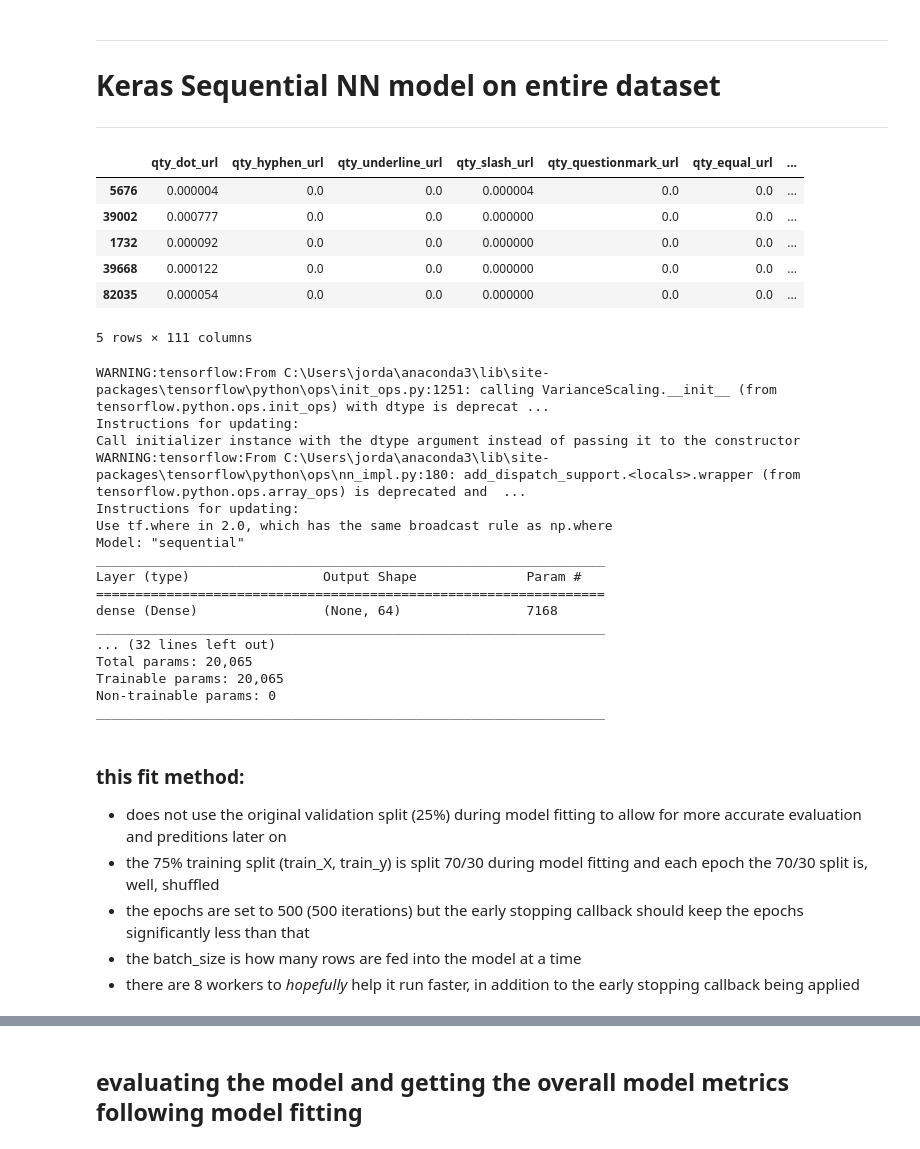
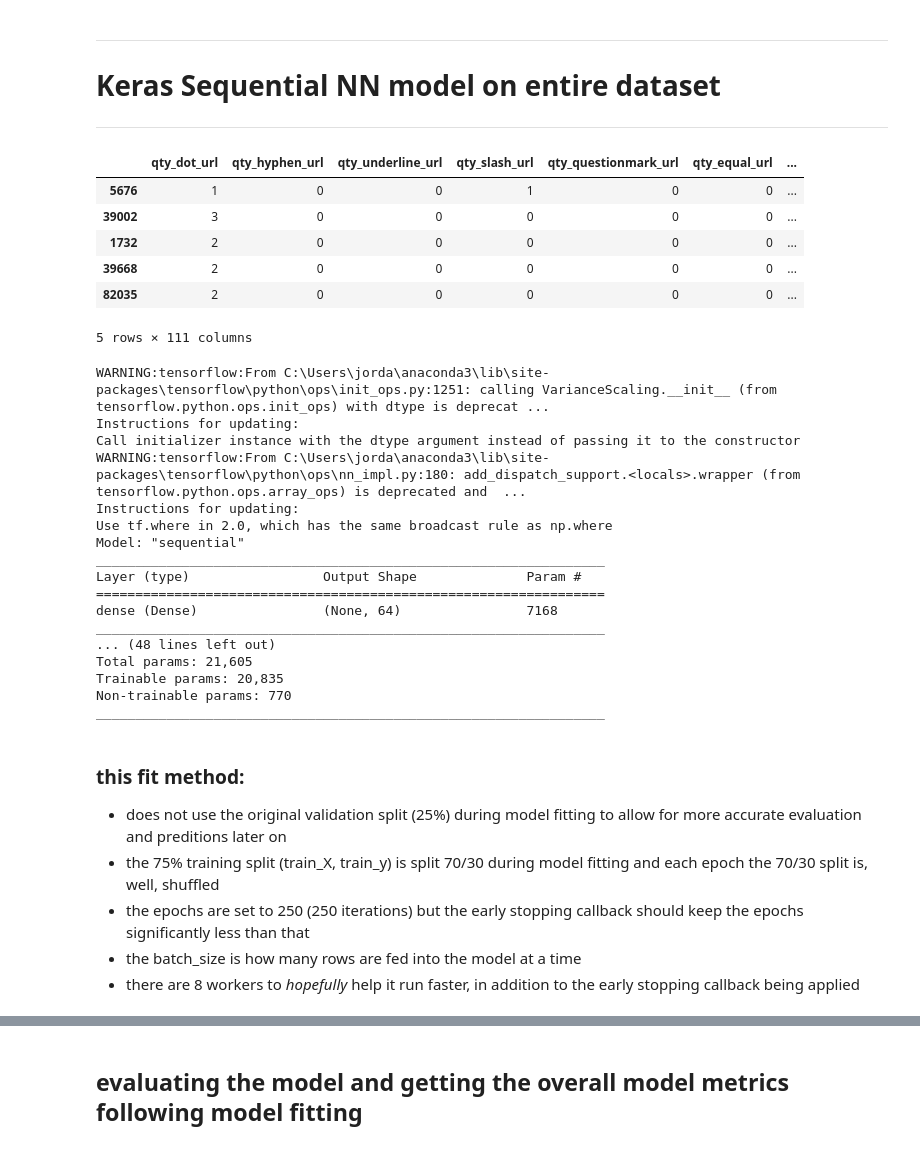
Before and after one commit to jwaldroop/phishing-url-project, a Jupyter notebook: NN_final_model.ipynb, the cells around one changed output, grey strips where cells are left out. Drawn from its saved outputs; the diff is of its cells as text; code cells hidden in the pictures.

Commit message:
updated params in final model

```diff
--- a/NN_final_model.ipynb
+++ b/NN_final_model.ipynb
@@ -106,20 +107,18 @@ phishing = It worked!
 # %%
 y = full_df.iloc[:,-1]
 
 X = full_df.iloc[:,0:111]
 
-X = tf.keras.utils.normalize(X, axis=-1, order=2)
-
 train_X, val_X, train_y, val_y = train_test_split(X, y, test_size=0.25, random_state=808)
 
 train_X.head()
 # %% [output]
 |  | qty_dot_url | qty_hyphen_url | qty_underline_url | qty_slash_url | qty_questionmark_url | qty_equal_url | ... |
-| 5676 | 0.000004 | 0.0 | 0.0 | 0.000004 | 0.0 | 0.0 | ... |
-| 39002 | 0.000777 | 0.0 | 0.0 | 0.000000 | 0.0 | 0.0 | ... |
-| 1732 | 0.000092 | 0.0 | 0.0 | 0.000000 | 0.0 | 0.0 | ... |
-| 39668 | 0.000122 | 0.0 | 0.0 | 0.000000 | 0.0 | 0.0 | ... |
-| 82035 | 0.000054 | 0.0 | 0.0 | 0.000000 | 0.0 | 0.0 | ... |
+| 5676 | 1 | 0 | 0 | 1 | 0 | 0 | ... |
+| 39002 | 3 | 0 | 0 | 0 | 0 | 0 | ... |
+| 1732 | 2 | 0 | 0 | 0 | 0 | 0 | ... |
+| 39668 | 2 | 0 | 0 | 0 | 0 | 0 | ... |
+| 82035 | 2 | 0 | 0 | 0 | 0 | 0 | ... |
 5 rows × 111 columns
 # %%
 tf.keras.backend.clear_session() #clear tensorflow backend to help with memory leakage
@@ -127,22 +126,30 @@ tf.keras.backend.clear_session() #clear tensorflow backend to help with memory l
 nn_mod_1 = keras.Sequential([
                           layers.InputLayer(input_shape=[111]),                   # first layer - input - number of columns in X
                           layers.Dense(units=64, activation='relu'),              # second layer - first dense layer - 64 output neurons w/ rectified linear unit activation
-                          layers.Dropout(0.2),                                    # third layer - first dropout layer - drop 20% of neurons
-                          layers.Dense(units=64, activation='relu'),              # fourth layer - second dense layer - 64 output neurons w/ ReLU activation
-                          layers.Dropout(0.2),                                    # fifth layer - second dropout layer - drop 20% of neurons
-                          layers.Dense(units=50, activation='relu'),              # sixth layer -  third dense layer - 50 output neurons w/ ReLU activation
-                          layers.Dropout(0.20),                                   # seventh layer - third dropout layer - drop 20% of neurons
-                          layers.Dense(units=32, activation='relu'),              # eighth layer - fourth dense layer - 32 output neurons w/ ReLU activation
-                          layers.Dropout(0.2),                                    # ninth layer - fourth dropout layer - drop 20% of neurons
-                          layers.Dense(units=32, activation='relu'),              # tenth layer - fifth dense layer - 32 output neurons w/ ReLU activation
-                          layers.Dropout(0.2),                                    # eleventh layer - fifth dropout layer - drop 20% of neurons
-                          layers.Dense(units=16, activation='relu'),              # twelfth layer - sixth dense layer - 16 output neurons w/ ReLU activation
-                          layers.Dropout(0.40),                                   # thirteenth layer - sixth dropout layer - drop 40% of neurons
-                          layers.Dense(units=16, activation='relu'),              # fourteenth layer - seventh dense layer - 16 output neurons w/ ReLU activation
-                          layers.Dropout(0.40),                                   # fifteenth layer - seventh dropout layer - drop 40% of neurons
-                          layers.Dense(units=111, activation='relu'),             # sixteenth layer - eighth dense layer - 111 output neurons w/ ReLU activation
-                          layers.Flatten(),                                       # seventeenth layer - flatten - adds column to X for predictions to fit
-                          layers.Dense(units=1, activation='sigmoid')             # eighteenth layer - output layer - 1 output neuron w/ sigmoid activation (preds <> 0, 1)
+                          layers.BatchNormalization(),                            # third layer - first batch normalization
+                          layers.Dropout(0.2),                                    # fourth layer - first dropout layer - drop 20% of neurons
+                          layers.Dense(units=64, activation='relu'),              # fifth layer - second dense layer - 64 output neurons w/ ReLU activation
+                          layers.BatchNormalization(),                            # sixth layer - second batch normalization
+                          layers.Dropout(0.2),                                    # seventh layer - second dropout layer - drop 20% of neurons
+                          layers.Dense(units=50, activation='relu'),              # eighth layer -  third dense layer - 50 output neurons w/ ReLU activation
+                          layers.BatchNormalization(),                            # ninth layer - third batch normalization
+                          layers.Dropout(0.20),                                   # tenth layer - third dropout layer - drop 20% of neurons
+                          layers.Dense(units=32, activation='relu'),              # eleventh layer - fourth dense layer - 32 output neurons w/ ReLU activation
+                          layers.BatchNormalization(),                            # twelfth layer - fourth batch normalization
+                          layers.Dropout(0.2),                                    # thirteenth layer - fourth dropout layer - drop 20% of neurons
+                          layers.Dense(units=32, activation='relu'),              # fourteenth layer - fifth dense layer - 32 output neurons w/ ReLU activation
+                          layers.BatchNormalization(),                            # fifteenth layer - fifth batch normalization
+                          layers.Dropout(0.2),                                    # sixteenth layer - fifth dropout layer - drop 20% of neurons
+                          layers.Dense(units=16, activation='relu'),              # seventeenth layer - sixth dense layer - 16 output neurons w/ ReLU activation
+                          layers.BatchNormalization(),                            # eighteenth layer - sixth batch normalization
+                          layers.Dropout(0.40),                                   # nineteenth layer - sixth dropout layer - drop 40% of neurons
+                          layers.Dense(units=16, activation='relu'),              # twentieth layer - seventh dense layer - 16 output neurons w/ ReLU activation
+                          layers.BatchNormalization(),                            # twenty-first layer - seventh batch normalization
+                          layers.Dropout(0.40),                                   # twenty-second layer - seventh dropout layer - drop 40% of neurons
+                          layers.Dense(units=111, activation='relu'),             # twenty-third layer - eighth dense layer - 111 output neurons w/ ReLU activation
+                          layers.BatchNormalization(),                            # twenty-fourth layer - eighth batch normalization
+                          layers.Flatten(),                                       # twenty-fifth layer - flatten - adds column to X for predictions to fit
+                          layers.Dense(units=1, activation='sigmoid')             # twenty-sixth layer - output layer - 1 output neuron w/ sigmoid activation (preds <> 0, 1)
 ])
 
 nn_mod_1.compile(
@@ -175,16 +182,16 @@ Layer (type)                 Output Shape              Param #
 =================================================================
 dense (Dense)                (None, 64)                7168
 _________________________________________________________________
-... (32 lines left out)
-Total params: 20,065
-Trainable params: 20,065
-Non-trainable params: 0
+... (48 lines left out)
+Total params: 21,605
+Trainable params: 20,835
+Non-trainable params: 770
 _________________________________________________________________
 # %% [markdown]
 ### this fit method:
  - does not use the original validation split (25%) during model fitting to allow for more accurate evaluation and preditions later on
  - the 75% training split (train_X, train_y) is split 70/30 during model fitting and each epoch the 70/30 split is, well, shuffled
- - the epochs are set to 500 (500 iterations) but the early stopping callback should keep the epochs significantly less than that
+ - the epochs are set to 250 (250 iterations) but the early stopping callback should keep the epochs significantly less than that
  - the batch_size is how many rows are fed into the model at a time
  - there are 8 workers to *hopefully* help it run faster, in addition to the early stopping callback being applied
 # %%
```
Also changed, not shown: parts of 29 cells of this notebook.
